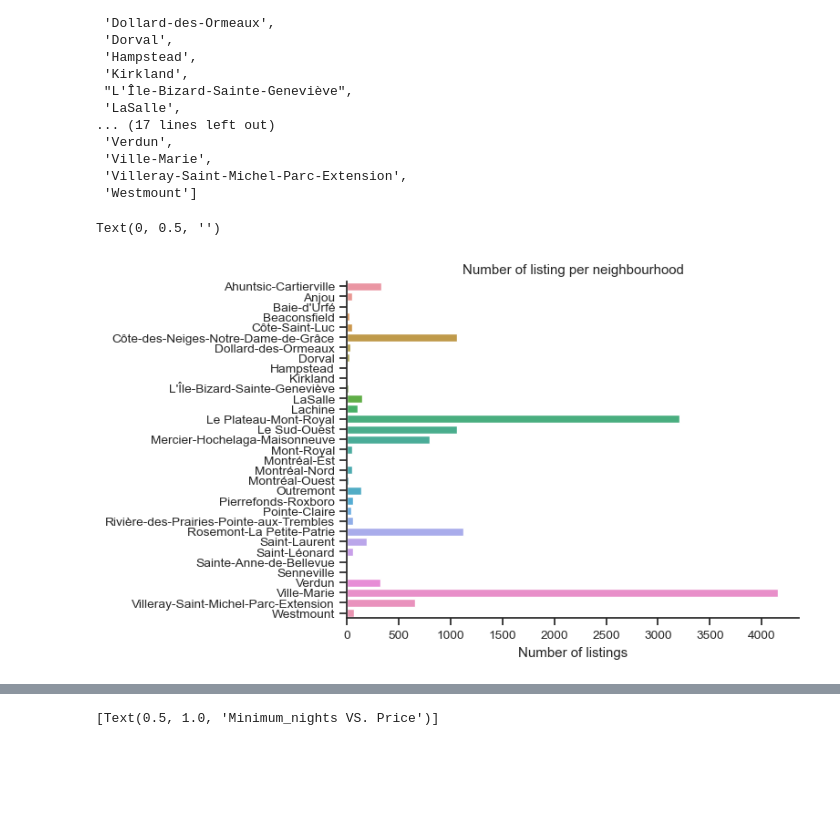
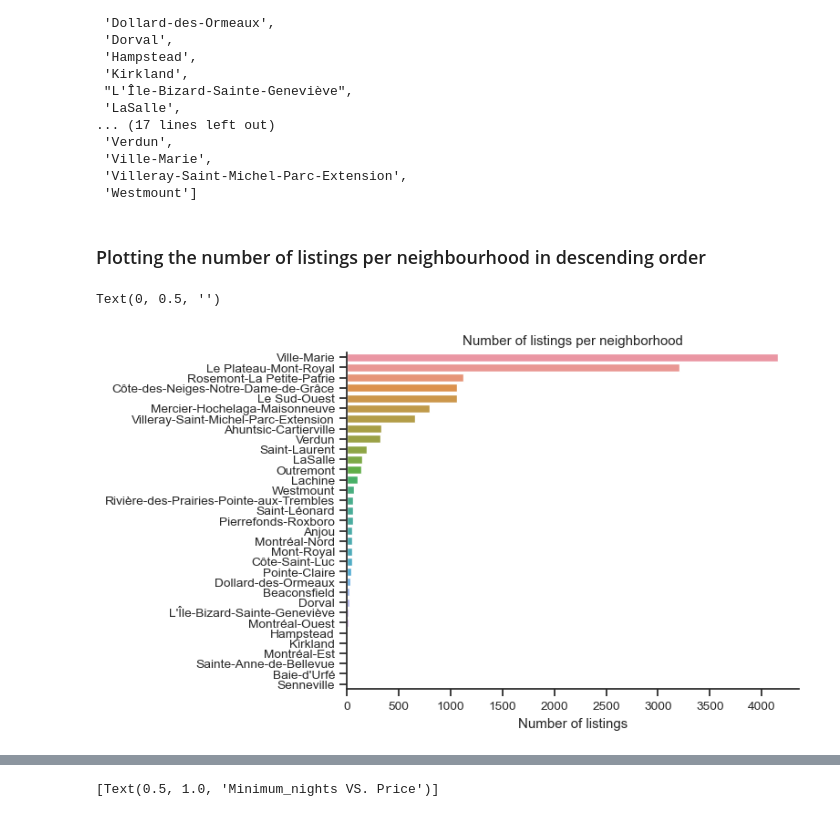
Before and after one commit to ubco-W2022T2-data301/project-group-group21, a Jupyter notebook: analysis/analysis3.ipynb, the cells around one changed output, grey strips where cells are left out. Saved outputs shown, nothing was run; the diff lists cells and outputs as text; code cells hidden in the pictures; blank space fills up the shorter version.

```diff
--- a/analysis/analysis3.ipynb
+++ b/analysis/analysis3.ipynb
@@ -97,18 +102,20 @@ nhs
  'Ville-Marie',
  'Villeray-Saint-Michel-Parc-Extension',
  'Westmount']
+# %% [markdown]
+### Plotting the number of listings per neighbourhood in descending order
 # %%
 sns.set_theme(style="ticks", font_scale=0.9,)
 
 plt.rc("axes.spines", top=False, right=False)
 
-nhvsp=sns.countplot(y="neighbourhood",data=df,order=nhs)
-nhvsp.set_title("Number of listing per neighbourhood")
+sorted_order = df['neighbourhood'].value_counts().sort_values(ascending=False).index
+
+nhvsp = sns.countplot(y="neighbourhood", data=df, order=sorted_order)
+
+nhvsp.set_title("Number of listings per neighborhood")
 nhvsp.set_xlabel("Number of listings")
 nhvsp.set_ylabel("")
-
-##Plot shows that the top 3 neighbourhoods with the greatest amount of listings are Ville-Marie, Le Plateau..., Cote-des-Neiges...
-##The amount of listings for example, Ville-Marie with 4000+ seems to be excessive for a single neighbourhood; could be an error.
 # %% [output]
 Text(0, 0.5, '')
-[figure, old version]
+[figure, new version]
```
Also changed, not shown: parts of 51 cells of this notebook.
